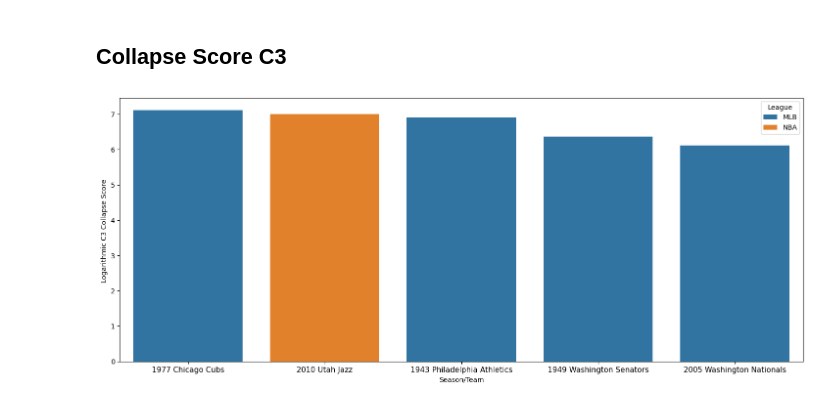
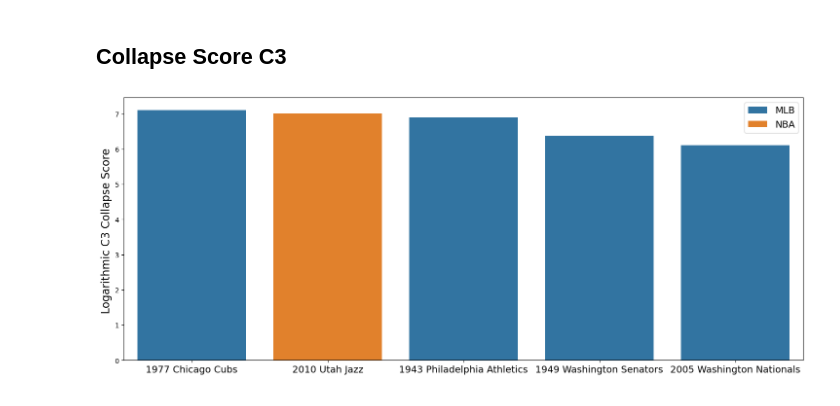
Before and after one commit to RyanRegalado/Win-Loss-Sequences-Sp2026, a Jupyter notebook: output/soccer_us_leagues_combined_visualizations_projII.ipynb, the cells around one changed output. Cells and saved outputs as stored; diff of their text form; code cells hidden in the pictures.

```diff
--- a/output/soccer_us_leagues_combined_visualizations_projII.ipynb
+++ b/output/soccer_us_leagues_combined_visualizations_projII.ipynb
@@ -476,12 +525,19 @@ plt.show()
 # %% [markdown]
 ## Collapse Score C3
 # %%
+tab10 = sns.color_palette("tab10")
+
+us_leagues_palette = {"NBA": tab10[1],  "MLB": tab10[0]}
+
+
 plt.figure(figsize=(18,7))
 
-sns.barplot(x=us_top5_c3['Team_Name'], y = us_top5_c3['log_c3'], palette = 'tab10', hue = us_top5_c3['League'])
-plt.xlabel('Season/Team')
-plt.ylabel('Logarithmic C3 Collapse Score ')
-plt.xticks(fontsize=11)
+sns.barplot(x=us_top5_c3['Team_Name'], y = us_top5_c3['log_c3'], palette = us_leagues_palette, hue = us_top5_c3['League'], hue_order=["MLB", "NBA"])
+plt.xlabel(None)
+plt.ylabel('Logarithmic C3 Collapse Score ', fontsize = 16)
+plt.legend(fontsize=14, title_fontsize=15)
+plt.xticks(fontsize=14)
+plt.savefig("us_top5_c3_collapse.png", dpi=300, bbox_inches='tight')
 plt.show()
 # %% [output]
-[figure, old version]
+[figure, new version]
```
Also changed, not shown: parts of 9 cells of this notebook, 7 other files.
